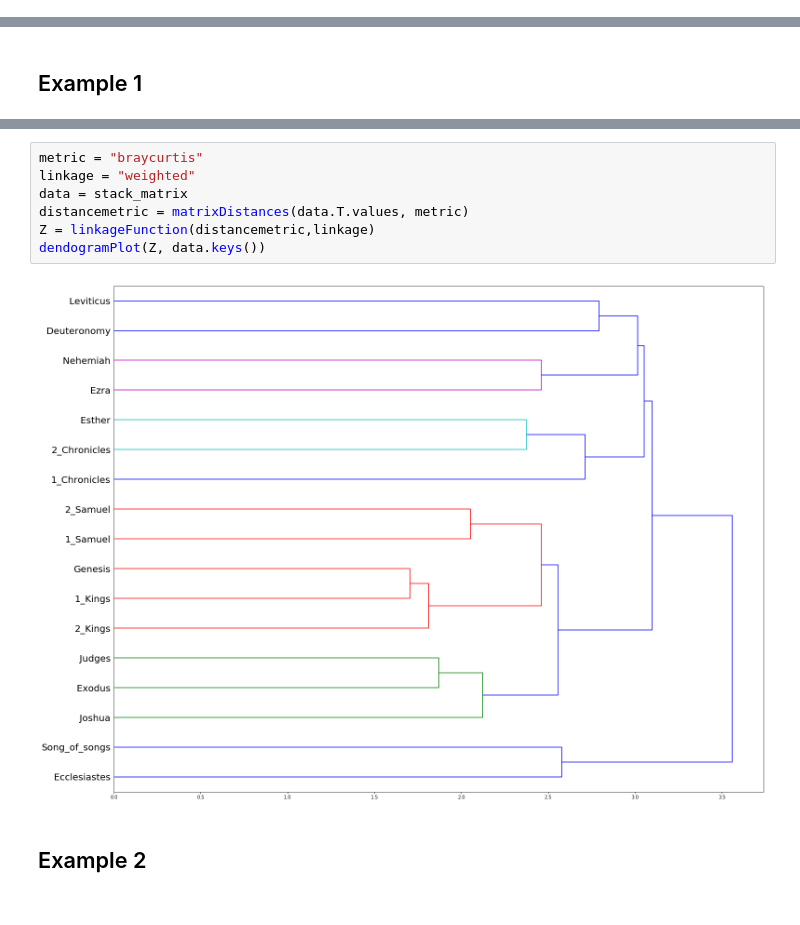
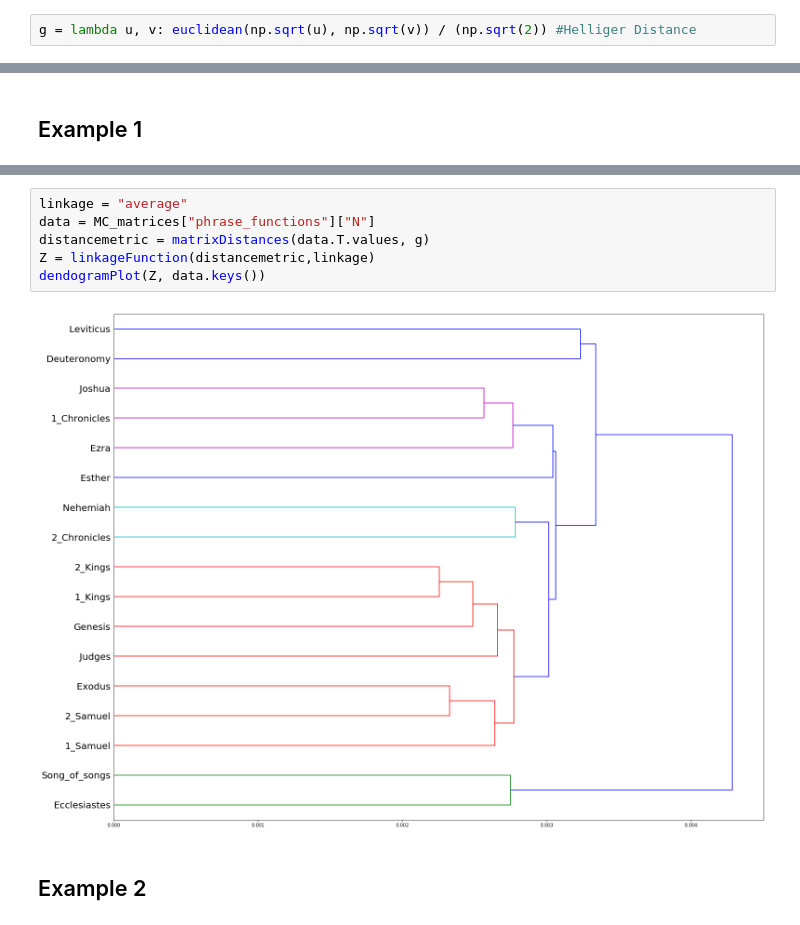
Before and after one commit to ETCBC/Probabilistic_Language_Change, a Jupyter notebook: etienne_NB/Testing Etienne.ipynb, the cells around one changed output, grey strips where cells are left out. Cells and saved outputs as stored; diff of their text form.

```diff
--- a/etienne_NB/Testing Etienne.ipynb
+++ b/etienne_NB/Testing Etienne.ipynb
@@ -76,3 +41,5 @@ dtype: float64
+# %%
+g = lambda u, v: euclidean(np.sqrt(u), np.sqrt(v)) / (np.sqrt(2)) #Helliger Distance
 # %% [markdown]
 # Hierarchical Clustering
 # %% [markdown]
@@ -104,12 +71,11 @@ list(MC_matrices["phrase_functions"]["N"].columns)
 # %%
-metric = "braycurtis"
-linkage = "weighted"
-data = stack_matrix
-distancemetric = matrixDistances(data.T.values, metric)
+linkage = "average"
+data = MC_matrices["phrase_functions"]["N"]
+distancemetric = matrixDistances(data.T.values, g)
 Z = linkageFunction(distancemetric,linkage)
 dendogramPlot(Z, data.keys())
 # %% [output]
-[figure, old version]
+[figure, new version]
 # %% [markdown]
 ## Example 2
 # %%
```
Also changed, not shown: parts of 17 cells of this notebook, 5 other files.
